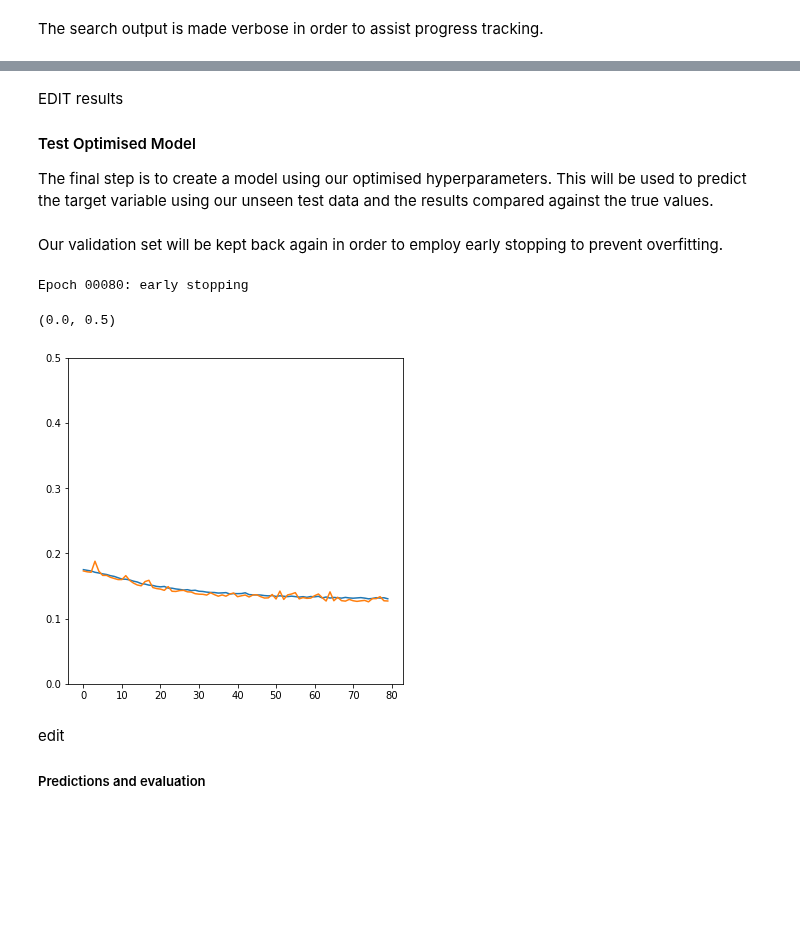
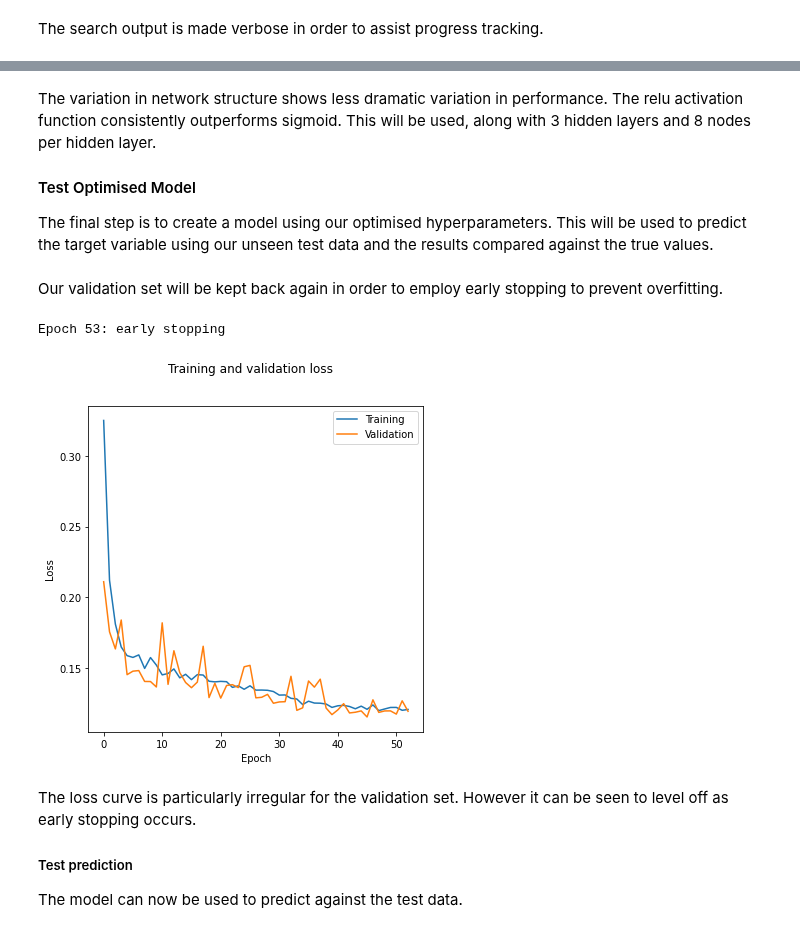
Before and after one commit to StephenTGibson/COMP527-colabNotebooks, a Jupyter notebook: COMP534-AppliedArtificialIntelligence/COMP534-CA2.ipynb, the cells around one changed output, grey strips where cells are left out. Saved outputs shown, nothing was run; the diff lists cells and outputs as text; code cells hidden in the pictures; blank space fills up the shorter version.

```diff
--- a/COMP534-AppliedArtificialIntelligence/COMP534-CA2.ipynb
+++ b/COMP534-AppliedArtificialIntelligence/COMP534-CA2.ipynb
@@ -227,7 +209,7 @@ def lossModel(loss):
     model.add(Dense(units=8, activation='relu'))
     model.add(Dense(units=1, activation='linear'))
     # Input loss function and SGD optimiser
-    model.compile(loss=loss, optimizer='SGD')
+    model.compile(loss=loss, optimizer='Adam')
     return model
 # %% [markdown]
 Later hyperparameter optimisation will use kfold cross validation. However for the moment we will use a single additional validation split from the training set.
@@ -401,8 +388,9 @@ def structureModel(hiddenLayers, nodes, actFunc):
         model.add(Dense(units=nodes, activation=actFunc))
     # Output layer
     model.add(Dense(units=1, activation='linear'))
-    # Use best performing loss function and optimiser
-    model.compile(loss='mean_squared_error', optimizer='adam') #EDIT
+    # Use best performing optimiser and learning rate
+    optimiser = Adam(learning_rate=0.01)
+    model.compile(loss='mean_squared_error', optimizer=optimiser)
     return model
 # %%
 # Define function to test each neural network
@@ -527,46 +498,47 @@ plt.show()
 # %% [markdown]
-EDIT results
+The variation in network structure shows less dramatic variation in performance. The relu activation function consistently outperforms sigmoid. This will be used, along with 3 hidden layers and 8 nodes per hidden layer.
 #### Test Optimised Model
 The final step is to create a model using our optimised hyperparameters. This will be used to predict the target variable using our unseen test data and the results compared against the true values.
 # %%
 # Create best model using identified hyperparameters
-bestModel = structureModel(hiddenLayers, nodes, actFunc) # EDIT
+bestModel = structureModel(3, 8, 'relu')
 # %% [markdown]
 Our validation set will be kept back again in order to employ early stopping to prevent overfitting.
 # %%
 # Define early stopping parameters
 earlyStop = EarlyStopping(monitor='loss', mode='min', verbose=1, patience=5)
-#
+# Fit model and store training loss
 bestTraining = bestModel.fit(X_trainValid,
                              y_trainValid,
                              validation_data=(X_validate,
                                               y_validate),
                              epochs=1000,
-                             batch_size=64, #edit
+                             batch_size=32,
                              verbose=0,
                              callbacks=[earlyStop]
                              )
 # %% [output]
-Epoch 00080: early stopping
+Epoch 53: early stopping
 # %%
 # Plot training process
-fig, ax =plt.subplots(figsize=(6,6))
+fig, ax = plt.subplots(figsize=(6,6))
+# Plot training and validation loss
+ax.plot(bestTraining.history['loss'], label='Training')
+ax.plot(bestTraining.history['val_loss'], label='Validation')
+# Add legend, axis labels and title
+ax.legend()
+ax.set_xlabel('Epoch')
+ax.set_ylabel('Loss')
+fig.suptitle('Training and validation loss', fontsize=12)
 
-ax.plot(bestTraining.history['loss'], label='train')
-ax.plot(bestTraining.history['val_loss'], label='validate')
-
-ax.set_ylim([0, 0.5])
-
-# Add title
-fig.suptitle('Grid search network structure optimisation', fontsize=12)
-#fig.savefig('gridSearchResults', bbox_inches='tight')
+fig.savefig('bestTrainValidateLoss', bbox_inches='tight')
 plt.show()
 # %% [output]
-(0.0, 0.5)
-[figure, old version]
+[figure, new version]
 # %% [markdown]
-edit
-##### Predictions and evaluation
+The loss curve is particularly irregular for the validation set. However it can be seen to level off as early stopping occurs.
+##### Test prediction
+The model can now be used to predict against the test data.
 # %%
 # Make predictions against unseen test data
 bestPred = bestModel.predict(X_test)
```
Also changed, not shown: parts of 16 cells of this notebook.
